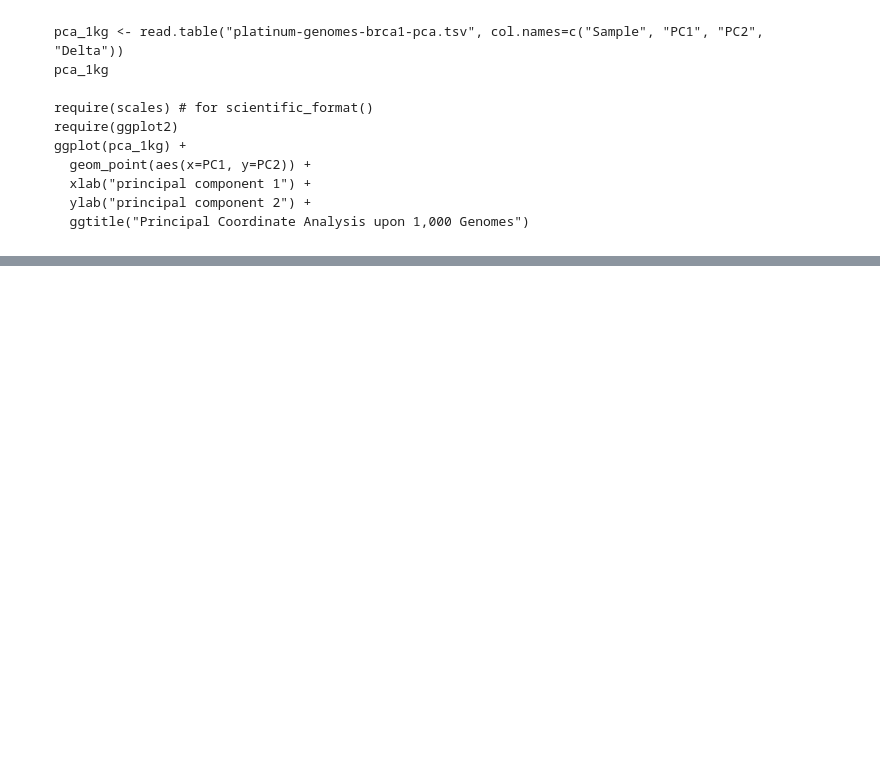
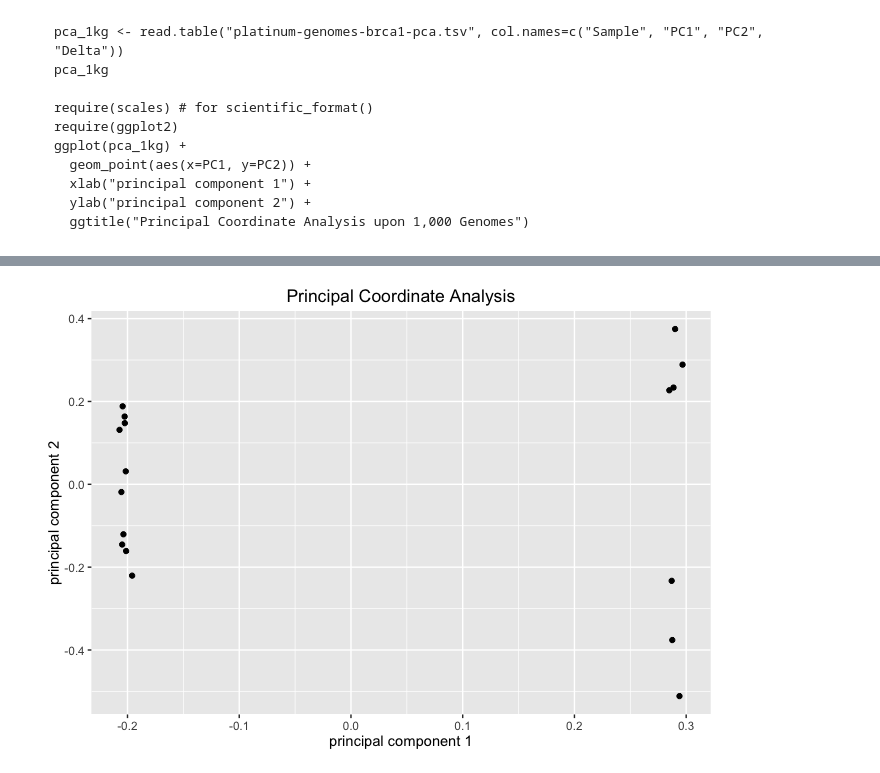
Before and after one commit to spjoshi/Google_Genomics, a Jupyter notebook: Guidelines.ipynb, the cells around one changed output, grey strips where cells are left out. Drawn from its saved outputs; the diff is of its cells as text; code cells hidden in the pictures; blank space fills up the shorter version.

Commit message:
Updated PCA graph

```diff
--- a/Guidelines.ipynb
+++ b/Guidelines.ipynb
@@ -326,0 +325,5 @@ Following is the R code which uses the output from the Step by Step tutorial abo
+# %%
+from IPython.display import Image
+Image(filename='PCA_graph1.png')
+# %% [output]
+[figure, added]
```
Also changed, not shown: parts of 1 cell of this notebook.
